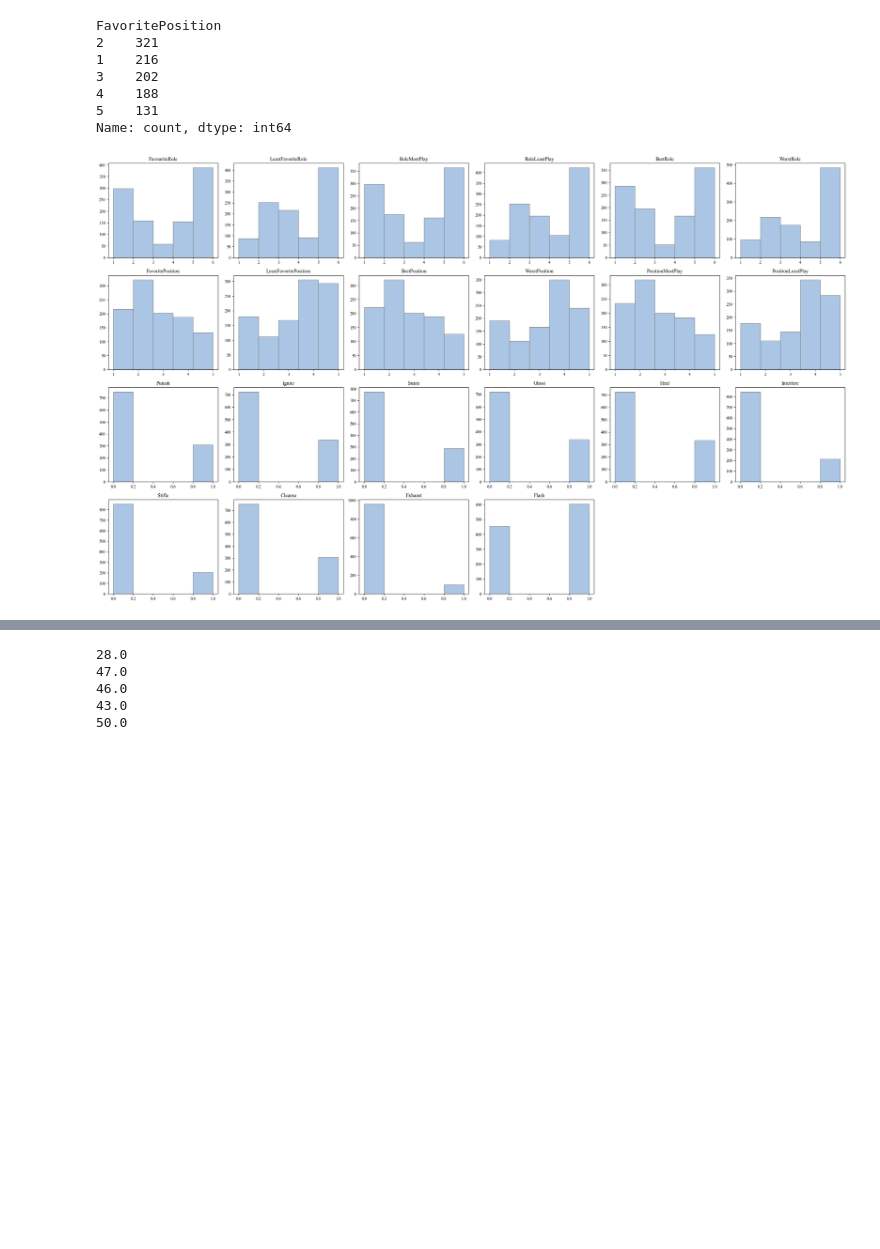
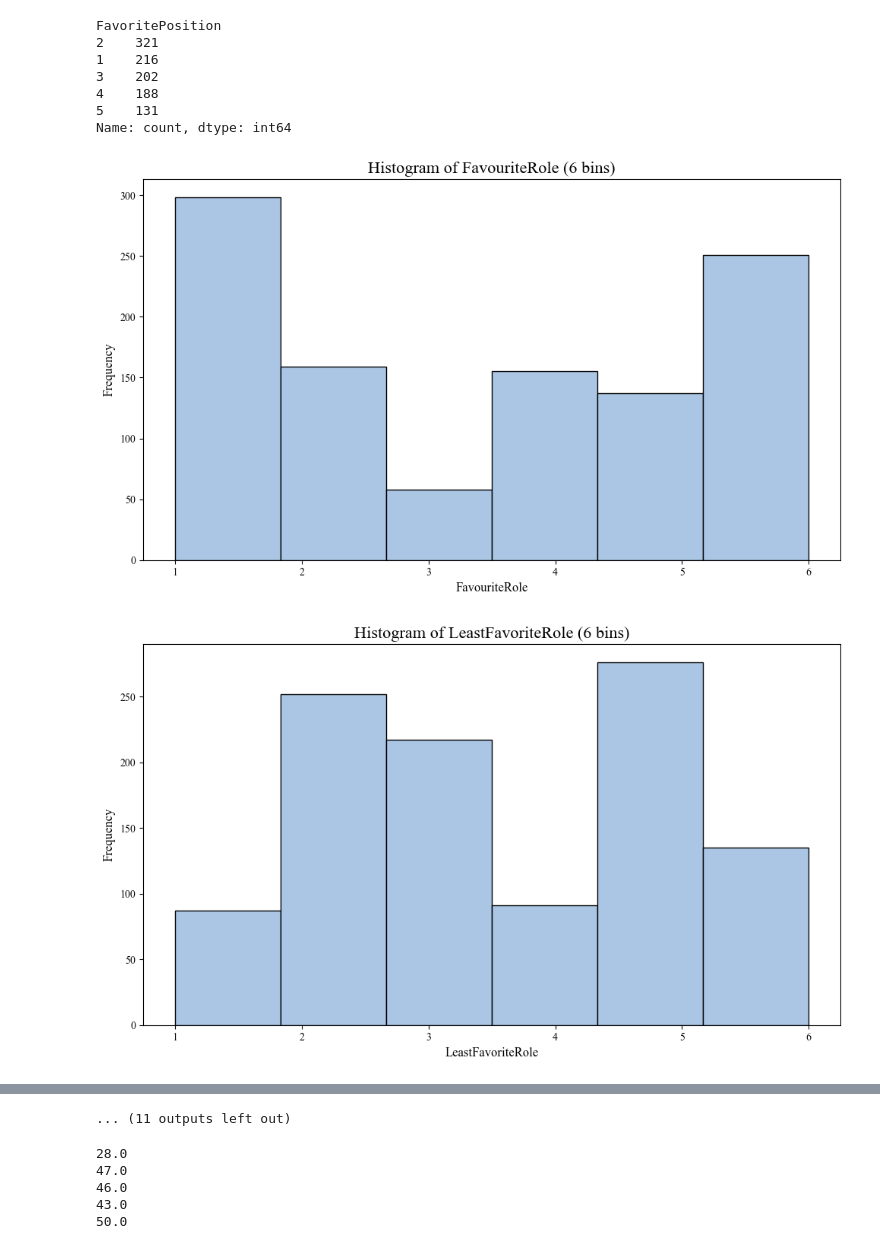
Before and after one commit to Kilig1210/MOBA-game, a Jupyter notebook: game_data_clean.ipynb, the cells around one changed output, grey strips where cells are left out. Saved outputs shown, nothing was run; the diff lists cells and outputs as text; code cells hidden in the pictures; blank space fills up the shorter version.

Commit message:
plots

```diff
--- a/game_data_clean.ipynb
+++ b/game_data_clean.ipynb
@@ -169,24 +170,52 @@ Name: count, dtype: int64
 # %%
 
 
 rcParams['font.family'] = 'Times New Roman'
 
 
-hist_plot = pd.plotting.hist_frame(df[['FavouriteRole', 'LeastFavoriteRole', 'RoleMostPlay', 'RoleLeastPlay', 'BestRole','WorstRole',
-          'FavoritePosition', 'LeastFavoritePosition', 'BestPosition','WorstPosition','PositionMostPlay','PositionLeastPlay',
-          'Punish','Ignite', 'Smite', 'Ghost', 'Heal', 'Interfere', 'Stifle', 'Cleanse', 'Exhaust' ,'Flash' ]], figsize=(25, 15), bins=5, color='#ABC6E4', layout=(4, 6))  # 4 rows x 6 columns layout
+import pandas as pd
+import numpy as np
+import matplotlib.pyplot as plt
+
+# Define the subset of columns you want to plot
+columns_to_plot = [
+    'FavouriteRole', 'LeastFavoriteRole', 'RoleMostPlay', 'RoleLeastPlay',
+    'BestRole', 'WorstRole', 'FavoritePosition', 'LeastFavoritePosition',
+    'BestPosition', 'WorstPosition', 'PositionMostPlay', 'PositionLeastPlay',
+    'Punish', 'Ignite', 'Smite', 'Ghost', 'Heal', 'Interfere', 'Stifle',
+    'Cleanse', 'Exhaust', 'Flash'
+]
+
+# Calculate the number of unique values (bins) for each column, excluding NaN values
+unique_counts = {column: df[column].dropna().nunique() for column in columns_to_plot}
+
+# Create individual histograms for each column
+for column, num_bins in unique_counts.items():
+    plt.figure(figsize=(10, 6))  # Set figure size for each individual plot
+    df[column].dropna().plot(kind='hist', bins=num_bins, color='#ABC6E4', edgecolor='black')
+
+    # Set title and labels
+    plt.title(f'Histogram of {column} ({num_bins} bins)', fontsize=16)
+    plt.xlabel(f'{column}', fontsize=12)
+    plt.ylabel('Frequency', fontsize=12)
+
+    # Show the plot for this column
+    plt.tight_layout()  # Adjust layout for better spacing
+    plt.show()  # Display the plot
+
 
 
 for ax in hist_plot.flat:
 
     ax.grid(False)
 
 
     for bar in ax.patches:
         bar.set_edgecolor('gray')
         bar.set_linewidth(1)
 
 plt.tight_layout()
 plt.show()
 # %% [output]
-[figure, old version]
+[figure, new version]
+[figure, added]
@@ -193,3 +232,4 @@ plt.show()
+... (11 outputs left out)
 # %%
 
 df = pd.get_dummies(df, columns=[
```
Also changed, not shown: parts of 2 cells of this notebook, 2 other files.
